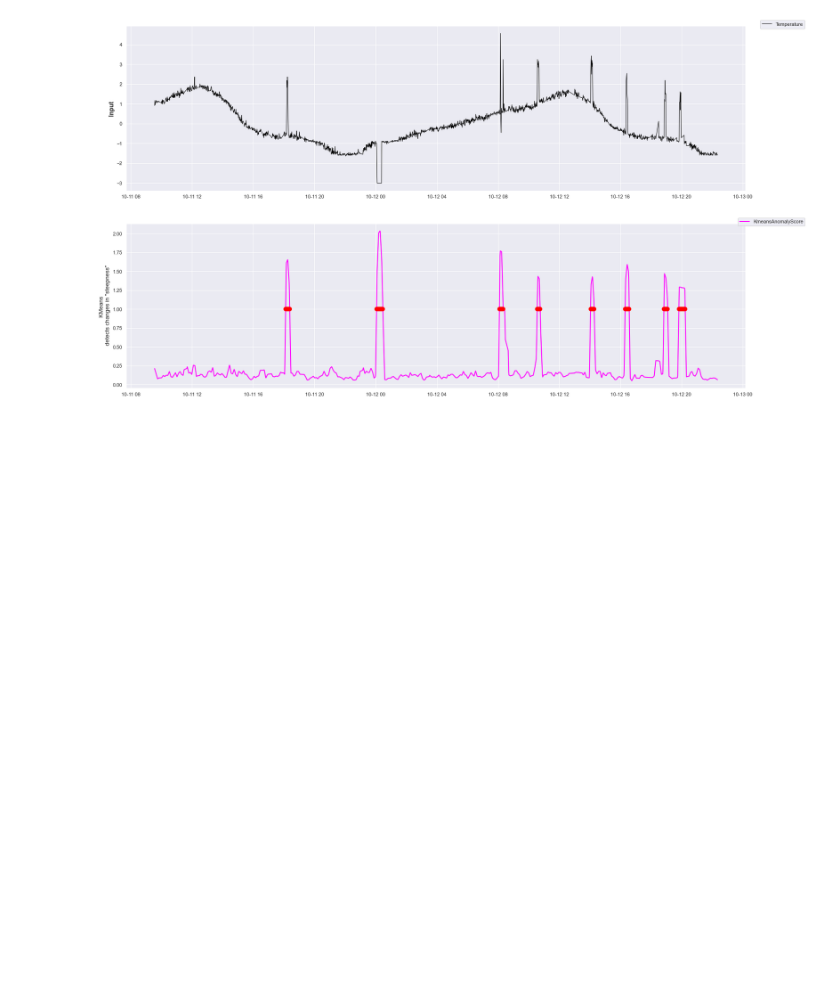
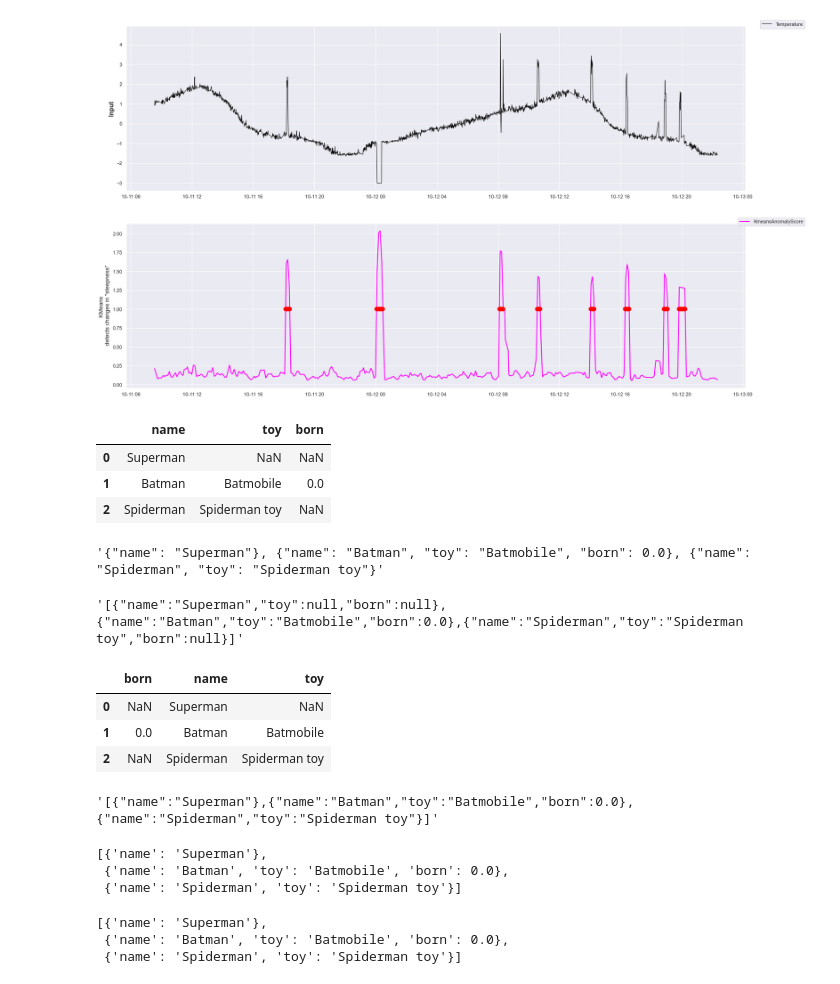
Before and after one commit to singhshraddha/ss-iotfunctions, a Jupyter notebook: notebooks/cblof-kmeans.ipynb, the cells around one changed output. Cells and saved outputs as stored; diff of their text form; code cells hidden in the pictures; blank space fills up the shorter version.

```diff
--- a/notebooks/cblof-kmeans.ipynb
+++ b/notebooks/cblof-kmeans.ipynb
@@ -345,3 +345,70 @@ em.visualize_kmeans(df_plot, threshold=2.536)
 # %% [output]
 kmeans anomaly threshold: 2.536
 [figure]
+# %%
+import json
+df = pd.DataFrame({"name": ['Superman', 'Batman', 'Spiderman'],
+                   "toy": [np.nan, 'Batmobile', 'Spiderman toy'],
+                   "born": [np.nan, 0,
+                            np.nan]})
+df
+# %% [output]
+|  | name | toy | born |
+| 0 | Superman | NaN | NaN |
+| 1 | Batman | Batmobile | 0.0 |
+| 2 | Spiderman | Spiderman toy | NaN |
+# %%
+def f1(df):
+    # first convert to a sparse dictionary
+    sparsedict = [row.dropna().to_dict() for index, row in df.iterrows()]
+    # then convert to JSON
+    return json.dumps(sparsedict)[1:-1]
+
+f1(df)
+# %% [output]
+'{"name": "Superman"}, {"name": "Batman", "toy": "Batmobile", "born": 0.0}, {"name": "Spiderman", "toy": "Spiderman toy"}'
+# %%
+def f2(df):
+    return df.to_json(orient='records')
+
+f2(df)
+# %% [output]
+'[{"name":"Superman","toy":null,"born":null},{"name":"Batman","toy":"Batmobile","born":0.0},{"name":"Spiderman","toy":"Spiderman toy","born":null}]'
+# %%
+def f3(df):
+    return df.apply(lambda x: x.dropna(), axis=1)
+
+f3(df)
+# %% [output]
+|  | born | name | toy |
+| 0 | NaN | Superman | NaN |
+| 1 | 0.0 | Batman | Batmobile |
+| 2 | NaN | Spiderman | Spiderman toy |
+# %%
+def f4(df):
+    return df.T.apply(lambda row: row[~row.isnull()].to_dict()).to_json(orient='records')
+    json_df = df.T.apply(lambda row: row[~row.isnull()].to_json())
+    json_wrapped = "[%s]" % ",".join(json_df)
+    return json_wrapped
+
+f4(df)
+# %% [output]
+'[{"name":"Superman"},{"name":"Batman","toy":"Batmobile","born":0.0},{"name":"Spiderman","toy":"Spiderman toy"}]'
+# %%
+def f5(df):
+    return [{**x[i]} for i, x in df.stack().groupby(level=0)]
+
+f5(df)
+# %% [output]
+[{'name': 'Superman'},
+ {'name': 'Batman', 'toy': 'Batmobile', 'born': 0.0},
+ {'name': 'Spiderman', 'toy': 'Spiderman toy'}]
+# %%
+def f6(df):
+    return [dict(zip(x.index.get_level_values(1),x)) for _,x in df.replace('NAN',np.nan).stack().groupby(level=0)]
+
+f6(df)
+# %% [output]
+[{'name': 'Superman'},
+ {'name': 'Batman', 'toy': 'Batmobile', 'born': 0.0},
+ {'name': 'Spiderman', 'toy': 'Spiderman toy'}]
```
Also changed, not shown: 5 other files.
